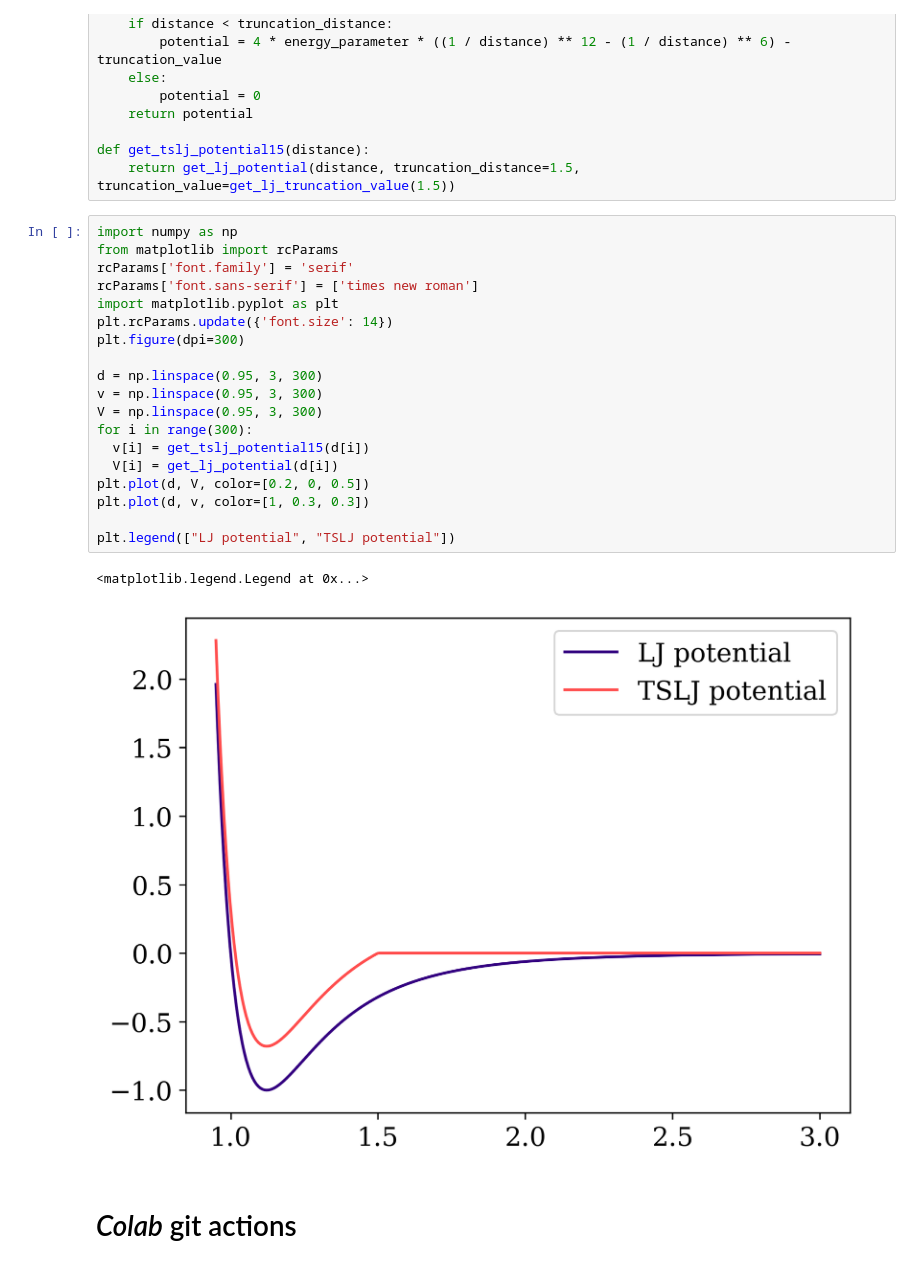
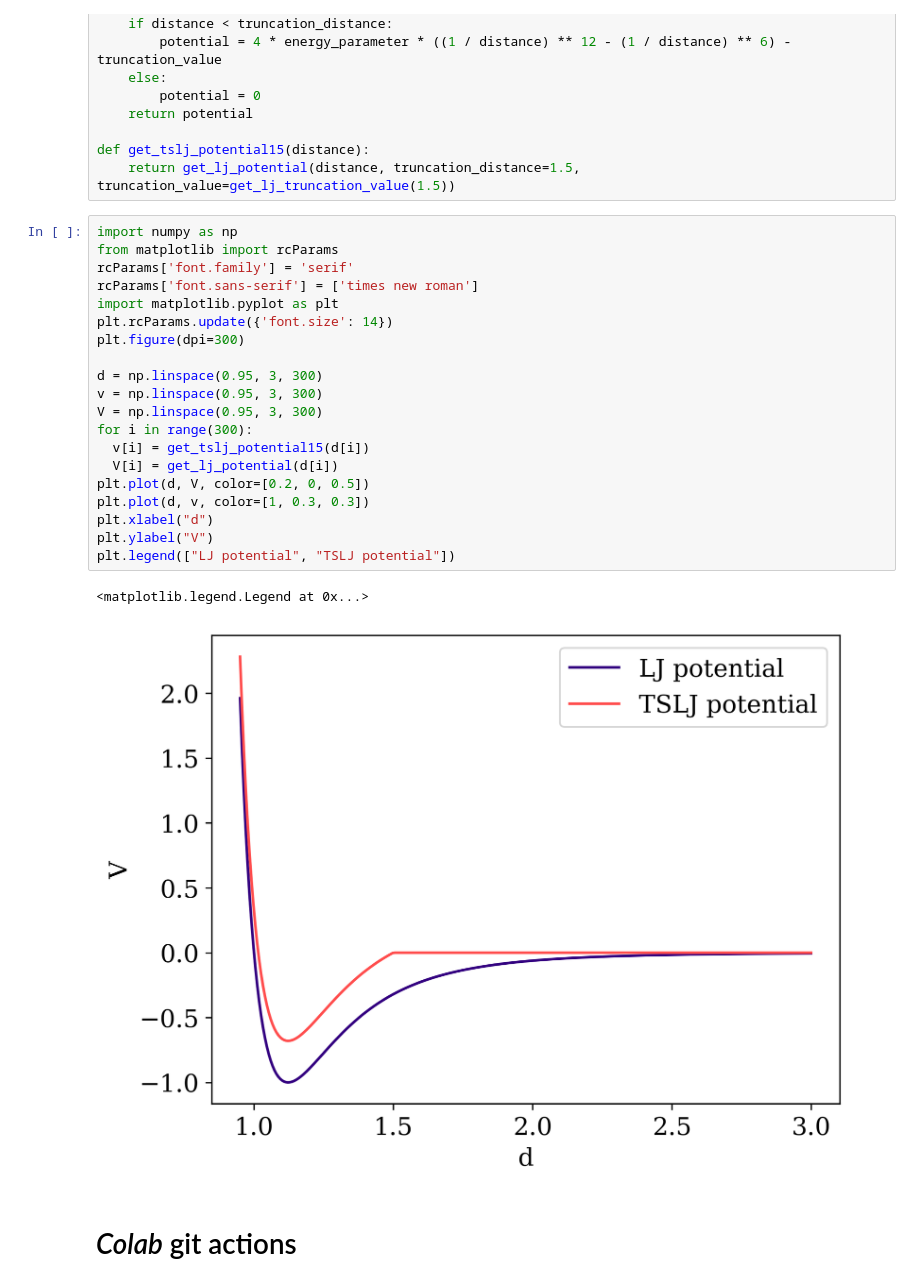
Before and after one commit to Phistian/exjobb, a Jupyter notebook: miguel/simulations/v_sim.ipynb, the cells around one changed output. Cells and saved outputs as stored; diff of their text form.

```diff
--- a/miguel/simulations/v_sim.ipynb
+++ b/miguel/simulations/v_sim.ipynb
@@ -763,25 +763,26 @@ def get_tslj_potential15(distance):
 # %%
 import numpy as np
 from matplotlib import rcParams
 rcParams['font.family'] = 'serif'
 rcParams['font.sans-serif'] = ['times new roman']
 import matplotlib.pyplot as plt
 plt.rcParams.update({'font.size': 14})
 plt.figure(dpi=300)
 
 d = np.linspace(0.95, 3, 300)
 v = np.linspace(0.95, 3, 300)
 V = np.linspace(0.95, 3, 300)
 for i in range(300):
   v[i] = get_tslj_potential15(d[i])
   V[i] = get_lj_potential(d[i])
 plt.plot(d, V, color=[0.2, 0, 0.5])
 plt.plot(d, v, color=[1, 0.3, 0.3])
-
+plt.xlabel("d")
+plt.ylabel("V")
 plt.legend(["LJ potential", "TSLJ potential"])
 # %% [output]
 <matplotlib.legend.Legend at 0x...>
-[figure, old version]
+[figure, new version]
 # %% [markdown]
 # *Colab* git actions
 # %%
```
Also changed, not shown: parts of 1 cell of this notebook.
